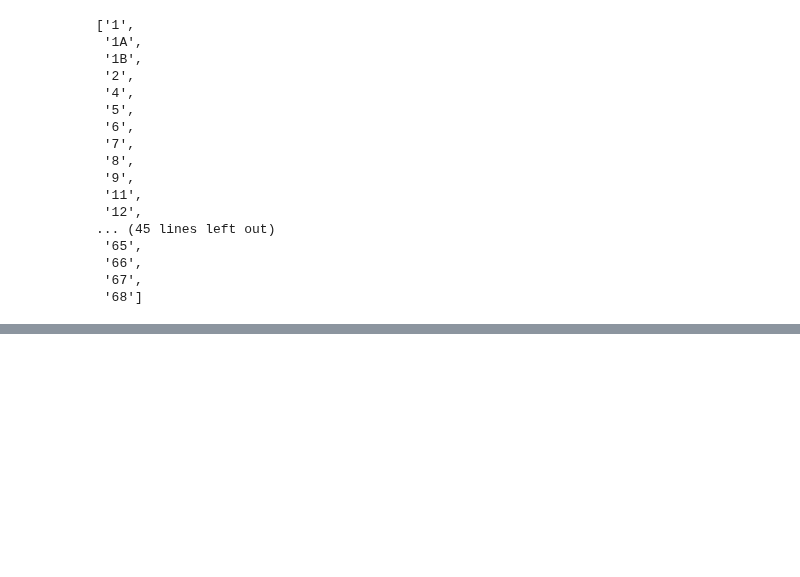
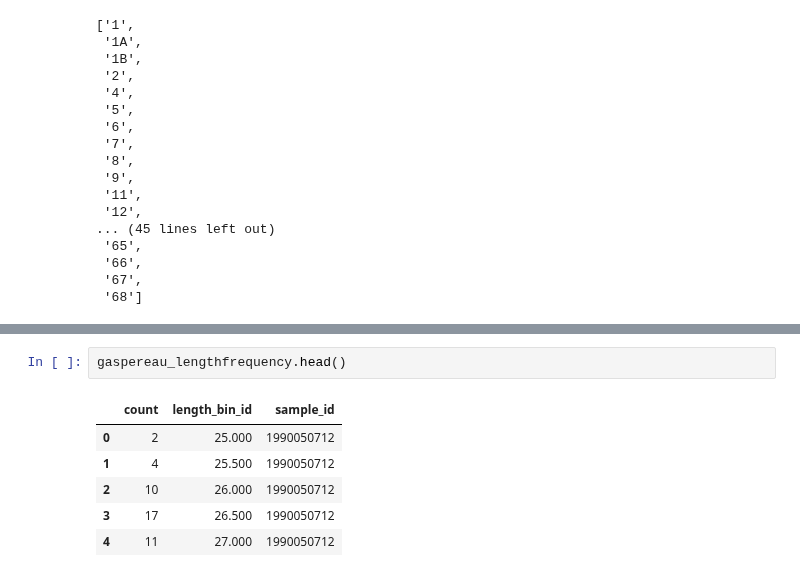
Before and after one commit to dfo-gulf-science/Gaspereau, a Jupyter notebook: 9. Import Script Questions and Answers.ipynb, the cells around one changed output, grey strips where cells are left out. Cells and saved outputs as stored; diff of their text form; blank space fills up the shorter version.

```diff
--- a/9. Import Script Questions and Answers.ipynb
+++ b/9. Import Script Questions and Answers.ipynb
@@ -200,0 +241,9 @@ sites
+# %%
+gaspereau_lengthfrequency.head()
+# %% [output]
+|  | count | length_bin_id | sample_id |
+| 0 | 2 | 25.000 | 1990050712 |
+| 1 | 4 | 25.500 | 1990050712 |
+| 2 | 10 | 26.000 | 1990050712 |
+| 3 | 17 | 26.500 | 1990050712 |
+| 4 | 11 | 27.000 | 1990050712 |
```
Also changed, not shown: parts of 10 cells of this notebook, 2 other files.
